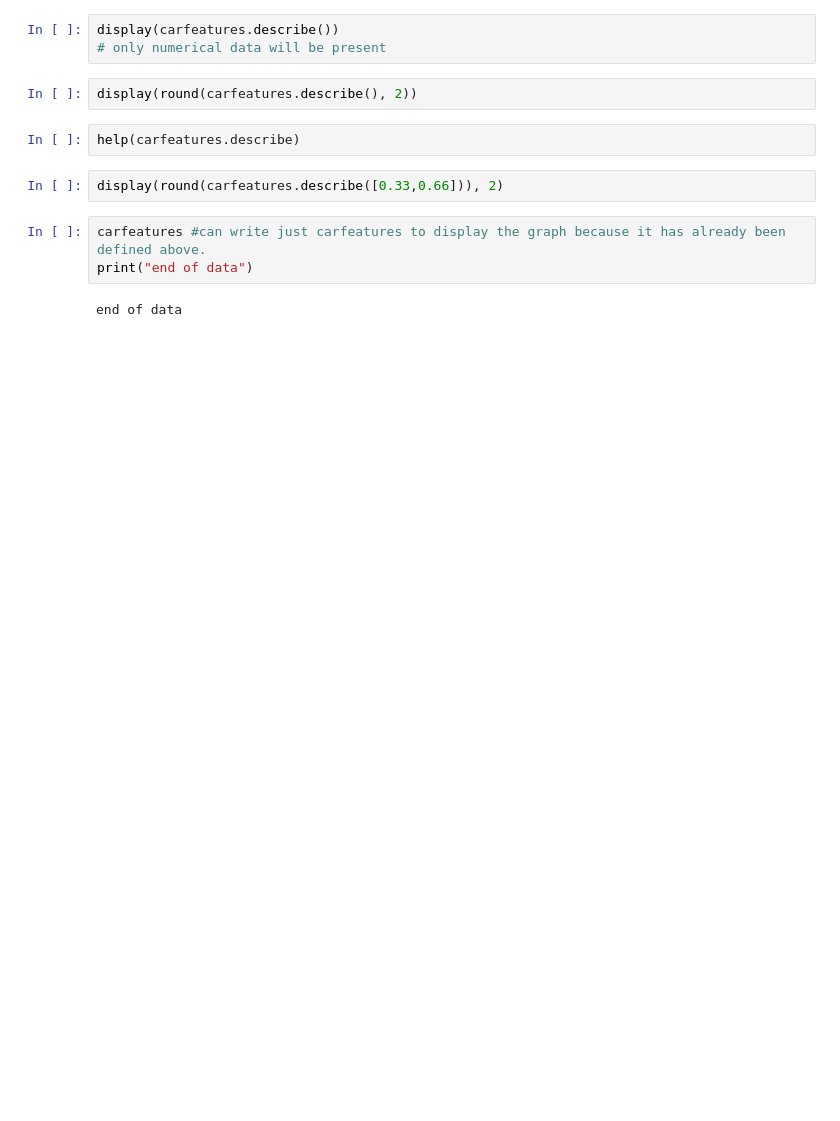
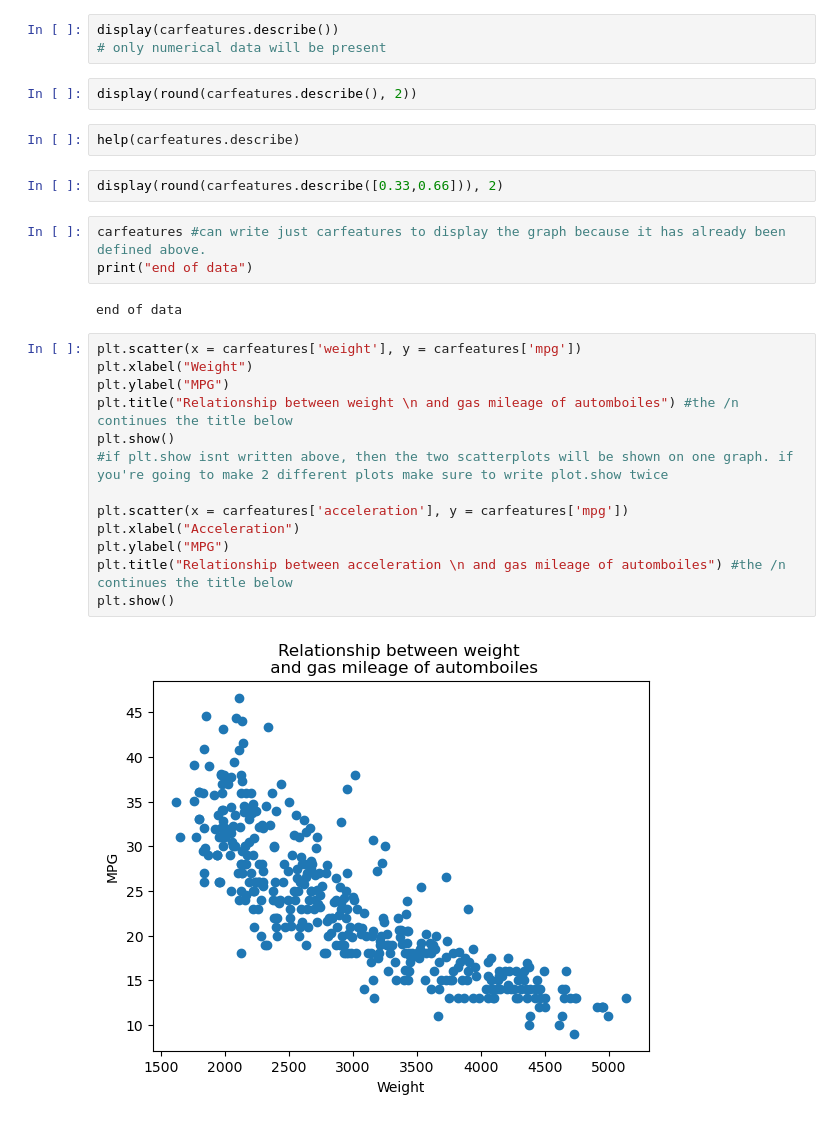
Before and after one commit to yjprk/datasci151spring2026, a Jupyter notebook: notes/lecture 02/lecture 2 practice.ipynb, the cells around one changed output. Drawn from its saved outputs; the diff is of its cells as text; blank space fills up the shorter version.

```diff
--- a/notes/lecture 02/lecture 2 practice.ipynb
+++ b/notes/lecture 02/lecture 2 practice.ipynb
@@ -64,3 +64,18 @@ carfeatures #can write just carfeatures to display the graph because it has alre
 print("end of data")
 # %% [output]
 end of data
+# %%
+plt.scatter(x = carfeatures['weight'], y = carfeatures['mpg'])
+plt.xlabel("Weight")
+plt.ylabel("MPG")
+plt.title("Relationship between weight \n and gas mileage of automboiles") #the /n continues the title below
+plt.show()
+#if plt.show isnt written above, then the two scatterplots will be shown on one graph. if you're going to make 2 different plots make sure to write plot.show twice
+
+plt.scatter(x = carfeatures['acceleration'], y = carfeatures['mpg'])
+plt.xlabel("Acceleration")
+plt.ylabel("MPG")
+plt.title("Relationship between acceleration \n and gas mileage of automboiles") #the /n continues the title below
+plt.show()
+# %% [output]
+[figure, added]
```
Also changed, not shown: parts of 2 cells of this notebook.
